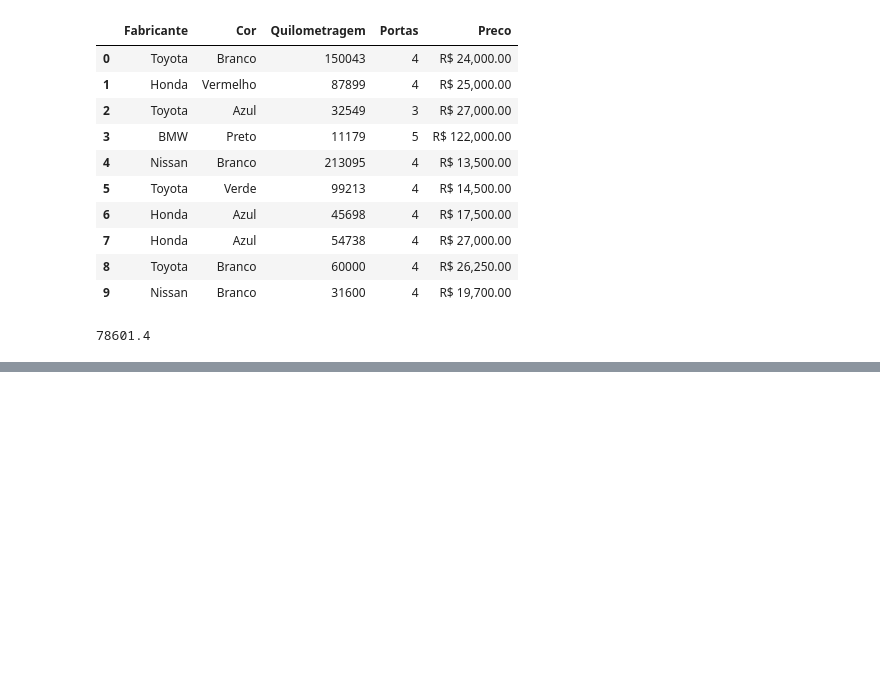
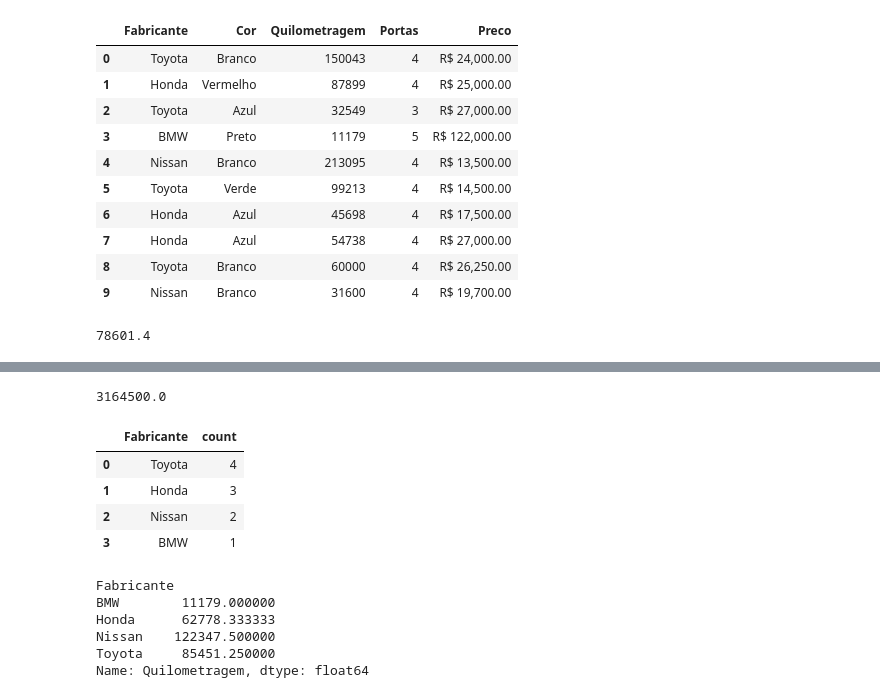
Before and after one commit to ricardoriverac/youxlab-treino-git, a Jupyter notebook: curso_de_dados/exercicio/exerciocio.ipynb, the cells around one changed output, grey strips where cells are left out. Saved outputs shown, nothing was run; the diff lists cells and outputs as text; code cells hidden in the pictures; blank space fills up the shorter version.

Commit message:
exercicio do rodrigão

```diff
--- a/curso_de_dados/exercicio/exerciocio.ipynb
+++ b/curso_de_dados/exercicio/exerciocio.ipynb
@@ -206,0 +238,3 @@ for valo in data
+# %%
+data = pd.read_csv('/home/youx/projeto-git-lab/youxlab-treino-git/curso_de_dados/exercicio/venda-de-carros.csv')
+data
@@ -206,0 +259,42 @@ for valo in data
+# %%
+dataP = data['Preco']
+lista = []
+for va in dataP:
+    lista.append(va)
+lista
+listaSem = []
+for value in lista:
+    listaSe = value.replace('R$', ' ')
+    listaSem.append(listaSe)
+outra = []
+for v in listaSem:
+    va = v.replace(',', '.').strip()
+    outra.append(va)
+aa = []
+for l in outra:
+    l = l.replace('.', '').strip()
+    l = int(l)
+    aa.append(l)
+media = sum(aa) / len(aa)
+media
+# %% [output]
+3164500.0
+# %%
+dadosFabri = data['Fabricante'].value_counts().to_frame().reset_index()
+dadosFabri
+# %% [output]
+|  | Fabricante | count |
+| 0 | Toyota | 4 |
+| 1 | Honda | 3 |
+| 2 | Nissan | 2 |
+| 3 | BMW | 1 |
+# %%
+media_colunas = data.groupby('Fabricante')['Quilometragem'].mean()
+media_colunas
+# %% [output]
+Fabricante
+BMW        11179.000000
+Honda      62778.333333
+Nissan    122347.500000
+Toyota     85451.250000
+Name: Quilometragem, dtype: float64
```
Also changed, not shown: parts of 5 cells of this notebook, 6 other files.
